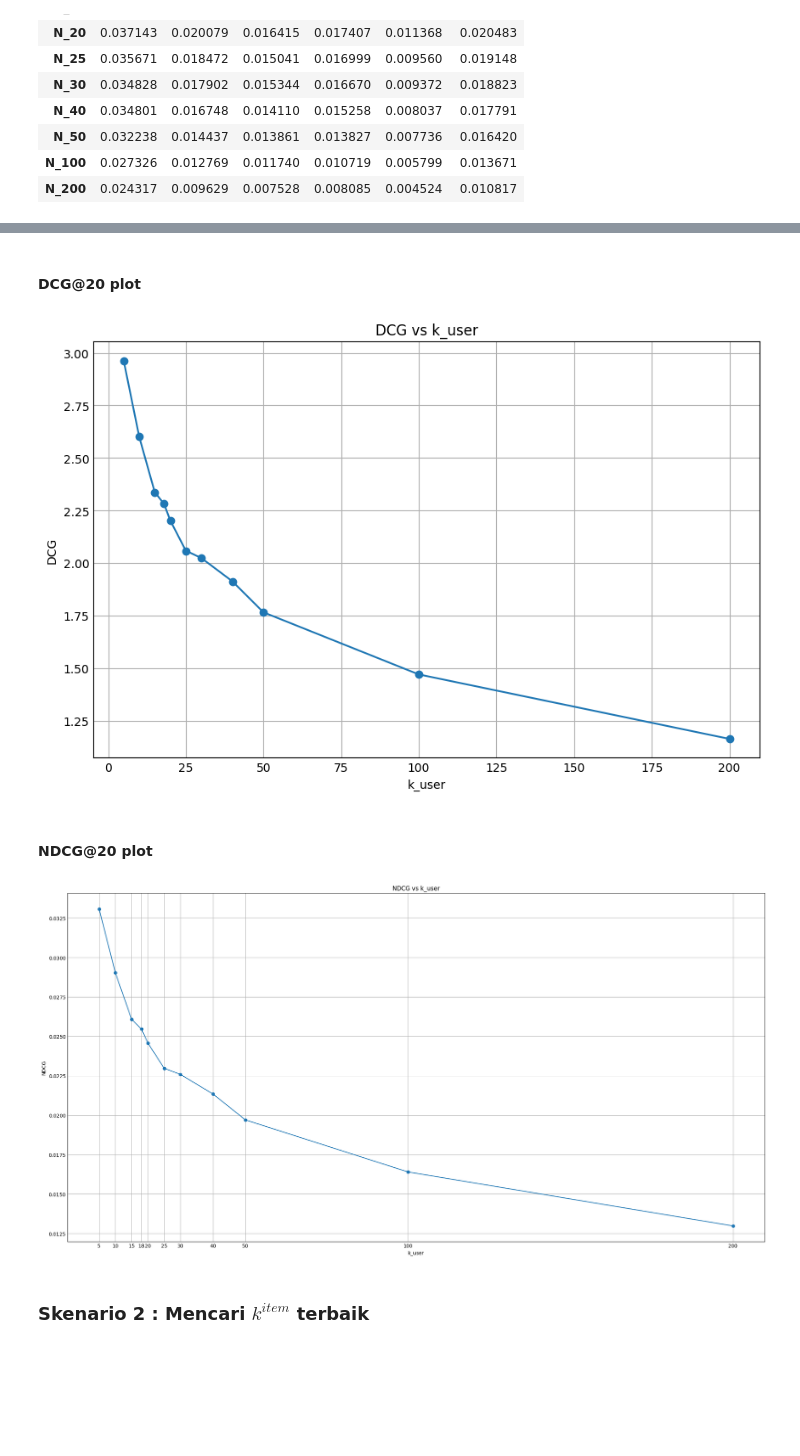
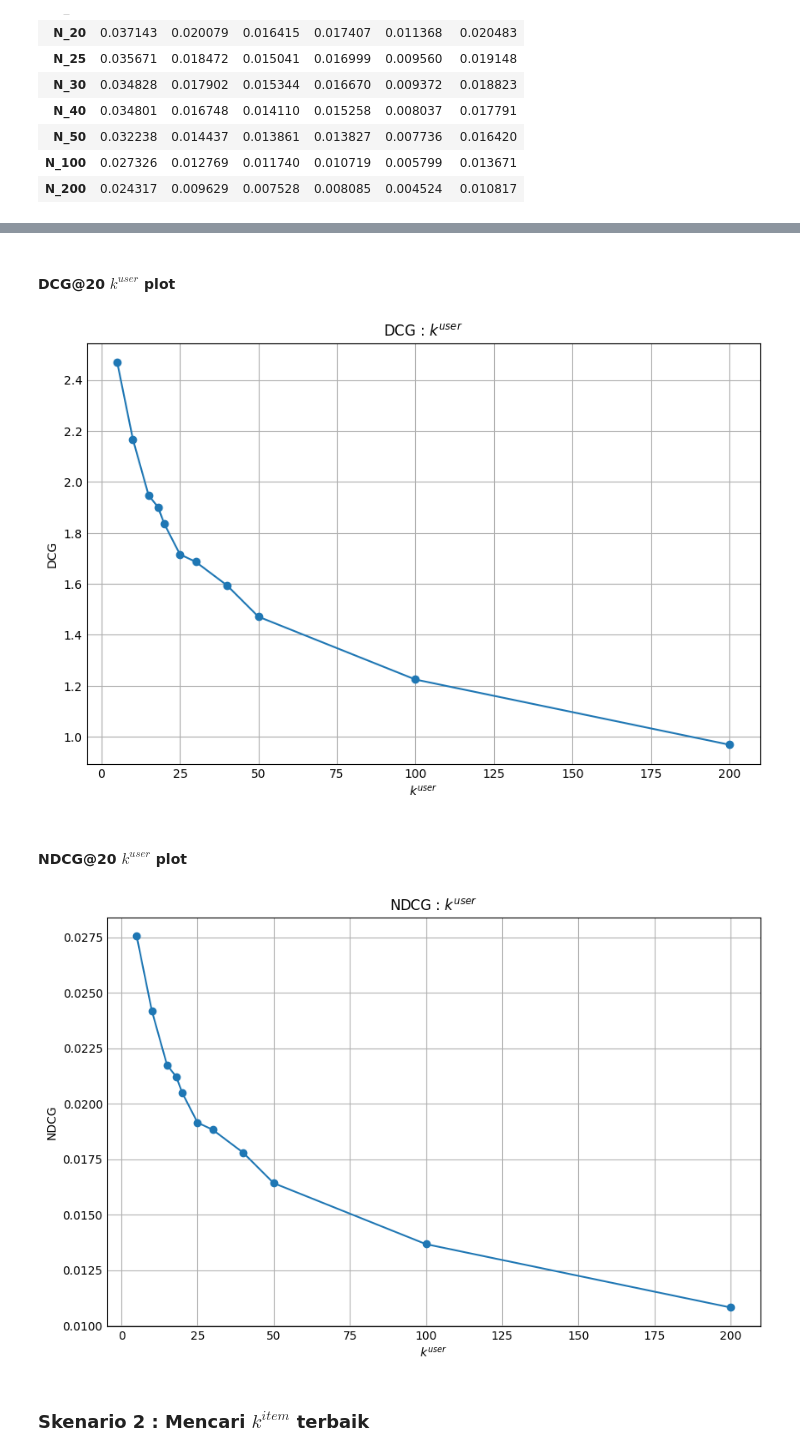
Before and after one commit to DimasDliyaurR/Hybrid-Collaborative-Filtering-HCF, a Jupyter notebook: main.ipynb, the cells around one changed output, grey strips where cells are left out. Drawn from its saved outputs; the diff is of its cells as text; code cells hidden in the pictures; blank space fills up the shorter version.

Commit message:
[FIX] Skenario perhitungan

```diff
--- a/main.ipynb
+++ b/main.ipynb
@@ -1393,25 +1585,33 @@ idcg = np.array([sum(np.array([sum(1/np.log2(np.arange(2,n+2))) for n in range(1
 k_user = [5,10,15,18,20,25,30,40,50,100,200]
 
 
-mean_dcg_k_user_fold = []
-mean_ndcg_k_user_fold = []
-mean_dcg_k_user = []
-mean_ndcg_k_user = []
+dc_mean_dcg_k_user_fold = []
+dc_mean_ndcg_k_user_fold = []
+dc_mean_dcg_k_user = []
+dc_mean_ndcg_k_user = []
 
+# Mengakses parameter k_user
 for k_user_index in k_user :
     skenario_pertama_dc_candidate = skenario_pertama_dc.result_skenario[0.7][k_user_index][30]
-    mean_dcg_k_user_per_fold = []
-    mean_ndcg_k_user_per_fold = []
+    dc_mean_dcg_k_user_per_fold = []
+    dc_mean_ndcg_k_user_per_fold = []
 
+    # Tahap 1 : menjumlahkan evaluasi setiap fold
     for i in range(len(skenario_pertama_dc_candidate)) :
-        mean_dcg_k_user_per_fold += [sum(skenario_pertama_dc_candidate[i])/len(skenario_pertama_dc_candidate[i])]
-        mean_ndcg_k_user_per_fold += [sum(np.array(skenario_pertama_dc_candidate[i])/idcg[n-1])/len(skenario_pertama_dc_candidate[i])]
+        # Tahap 2 : menjumlahkan evaluasi setiap pengguna
+        # Tahap 3 : menghitung rata-rata setiap fold dengan menjumlahkan nilai evaluasi setiap pengguna lalu dibagi dengan jumlah pengguna
+        dc_mean_dcg_k_user_per_fold += [sum(skenario_pertama_dc_candidate[i])/len(skenario_pertama_dc_candidate[i])]
+        dc_mean_ndcg_k_user_per_fold += [sum(np.array(skenario_pertama_dc_candidate[i])/idcg[n-1])/len(skenario_pertama_dc_candidate[i])]
 
-    mean_dcg_k_user_per_fold += [sum(mean_dcg_k_user_per_fold)/len(skenario_pertama_dc_candidate)]
-    mean_ndcg_k_user_per_fold += [sum(mean_ndcg_k_user_per_fold)/len(skenario_pertama_dc_candidate)]
+    # Tahap 4 : menghitung rata-rata evaluasi dari setiap fold
+    dc_mean_dcg_per_fold_k_user = sum(dc_mean_dcg_k_user_per_fold)/len(skenario_pertama_dc_candidate)
+    dc_mean_ndcg_per_fold_k_user = sum(dc_mean_ndcg_k_user_per_fold)/len(skenario_pertama_dc_candidate)
 
-    mean_dcg_k_user_fold += [mean_dcg_k_user_per_fold]
-    mean_ndcg_k_user_fold += [mean_ndcg_k_user_per_fold]
-    mean_dcg_k_user += [[k_user_index,30,sum(mean_dcg_k_user_per_fold)/len(skenario_pertama_dc_candidate)]]
-    mean_ndcg_k_user += [[k_user_index,30,sum(mean_ndcg_k_user_per_fold)/len(skenario_pertama_dc_candidate)]]
+    dc_mean_dcg_k_user_per_fold += [dc_mean_dcg_per_fold_k_user]
+    dc_mean_ndcg_k_user_per_fold += [dc_mean_ndcg_per_fold_k_user]
+
+    dc_mean_dcg_k_user_fold += [dc_mean_dcg_k_user_per_fold]
+    dc_mean_ndcg_k_user_fold += [dc_mean_ndcg_k_user_per_fold]
+    dc_mean_dcg_k_user += [[k_user_index,30,dc_mean_dcg_per_fold_k_user]]
+    dc_mean_ndcg_k_user += [[k_user_index,30,dc_mean_ndcg_per_fold_k_user]]
 # %% [markdown]
@@ -1459,40 +1713,39 @@ pd.DataFrame(mean_ndcg_k_user_fold,index=[ f"N_{i}" for i in k_user],columns=[f"
 # %% [markdown]
-#### DCG@20 plot
+#### DCG@20 $k^{user}$ plot
 # %%
 import pandas as pd
 
-df = pd.DataFrame(mean_dcg_k_user, index=[i for i in range(1, len(mean_dcg_k_user) + 1)], columns=["k_user", "k_item", "DCG"])
+df = pd.DataFrame(dc_mean_dcg_k_user, index=[i for i in range(1, len(dc_mean_dcg_k_user) + 1)], columns=["k_user", "k_item", "DCG"])
 
 import matplotlib.pyplot as plt
 
 plt.figure(figsize=(8, 5))
 plt.plot([5,10,15,18,20,25,30,40,50,100,200], df["DCG"], marker='o')
-plt.xlabel("k_user")
+plt.xlabel(r"$k^{user}$")
 plt.ylabel("DCG")
-plt.title("DCG vs k_user")
+plt.title(r"DCG : $k^{user}$")
 plt.grid(True)
 plt.show()
 # %% [output]
-[figure, old version]
+[figure, new version]
 # %% [markdown]
-#### NDCG@20 plot
+#### NDCG@20 $k^{user}$ plot
 # %%
 import pandas as pd
 
-df = pd.DataFrame(mean_ndcg_k_user, index=[i for i in range(1, len(mean_ndcg_k_user) + 1)], columns=["k_user", "k_item", "NDCG"])
+df = pd.DataFrame(dc_mean_ndcg_k_user, index=[i for i in range(1, len(dc_mean_ndcg_k_user) + 1)], columns=["k_user", "k_item", "NDCG"])
 
 import matplotlib.pyplot as plt
 
-plt.figure(figsize=(20, 10))
+plt.figure(figsize=(8, 5))
 plt.plot([5,10,15,18,20,25,30,40,50,100,200], df["NDCG"], marker='o')
-plt.xlabel("k_user")
-plt.xticks([5,10,15,18,20,25,30,40,50,100,200])
+plt.xlabel(r"$k^{user}$")
 plt.ylabel("NDCG")
-plt.title("NDCG vs k_user")
+plt.title(r"NDCG : $k^{user}$")
 plt.grid(True)
 plt.show()
 # %% [output]
-[figure, old version]
+[figure, new version]
 # %% [markdown]
 ### Skenario 2 : Mencari $k^{item}$ terbaik
 # %%
```
Also changed, not shown: parts of 64 cells of this notebook.
